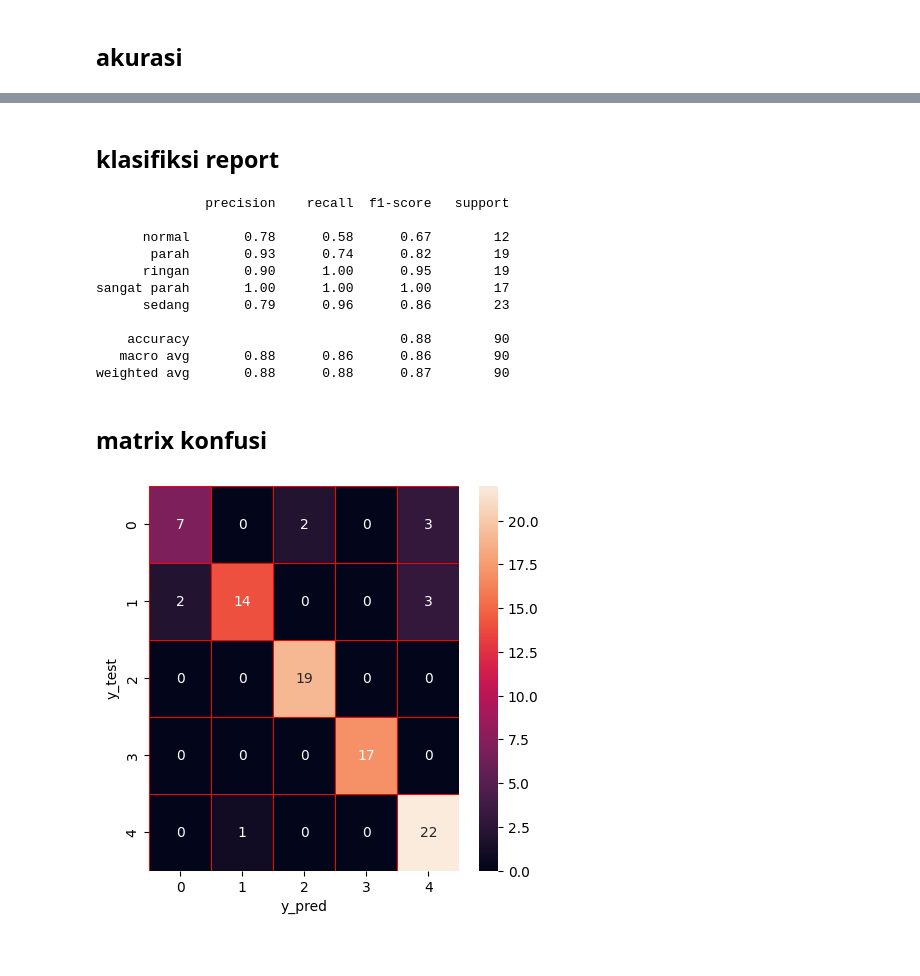
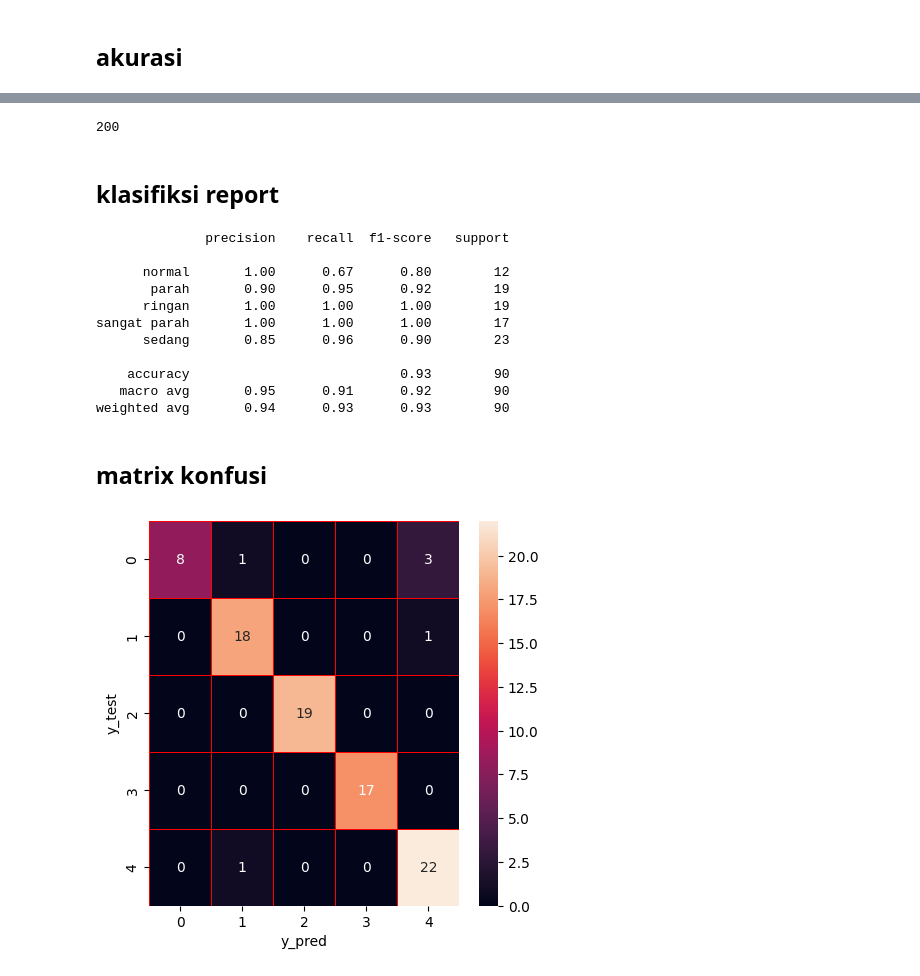
Before and after one commit to Alwafauzan/skripsi, a Jupyter notebook: DASS/excel/bahan_knn_new/KNN.ipynb, the cells around one changed output, grey strips where cells are left out. Saved outputs shown, nothing was run; the diff lists cells and outputs as text; code cells hidden in the pictures.

```diff
--- a/DASS/excel/bahan_knn_new/KNN.ipynb
+++ b/DASS/excel/bahan_knn_new/KNN.ipynb
@@ -150,26 +227,30 @@ Name: 0, dtype: float64
+# %%
+len(x_rmsdd_smote_pred_matrixknn)
+# %% [output]
+200
 # %% [markdown]
 ## klasifiksi report
 # %%
-print(x_rmsdd_smote_pred_matrixknn[100])
+print(x_rmsdd_smote_pred_matrixknn[150])
 # %% [output]
               precision    recall  f1-score   support
 
-      normal       0.78      0.58      0.67        12
-       parah       0.93      0.74      0.82        19
-      ringan       0.90      1.00      0.95        19
+      normal       1.00      0.67      0.80        12
+       parah       0.90      0.95      0.92        19
+      ringan       1.00      1.00      1.00        19
 sangat parah       1.00      1.00      1.00        17
-      sedang       0.79      0.96      0.86        23
+      sedang       0.85      0.96      0.90        23
 
-    accuracy                           0.88        90
-   macro avg       0.88      0.86      0.86        90
-weighted avg       0.88      0.88      0.87        90
+    accuracy                           0.93        90
+   macro avg       0.95      0.91      0.92        90
+weighted avg       0.94      0.93      0.93        90
 # %% [markdown]
 ## matrix konfusi
 # %%
 f, ax =plt.subplots(figsize = (5,5))
-sns.heatmap(x_rmsdd_smote_pred_cm[100],annot = True, linewidths= 0.5, linecolor="red", fmt=".0f", ax=ax)
+sns.heatmap(x_rmsdd_smote_pred_cm[150],annot = True, linewidths= 0.5, linecolor="red", fmt=".0f", ax=ax)
 plt.xlabel("y_pred")
 plt.ylabel("y_test")
 plt.show()
 # %% [output]
-[figure, old version]
+[figure, new version]
```
Also changed, not shown: parts of 4 cells of this notebook, 8 other files.
